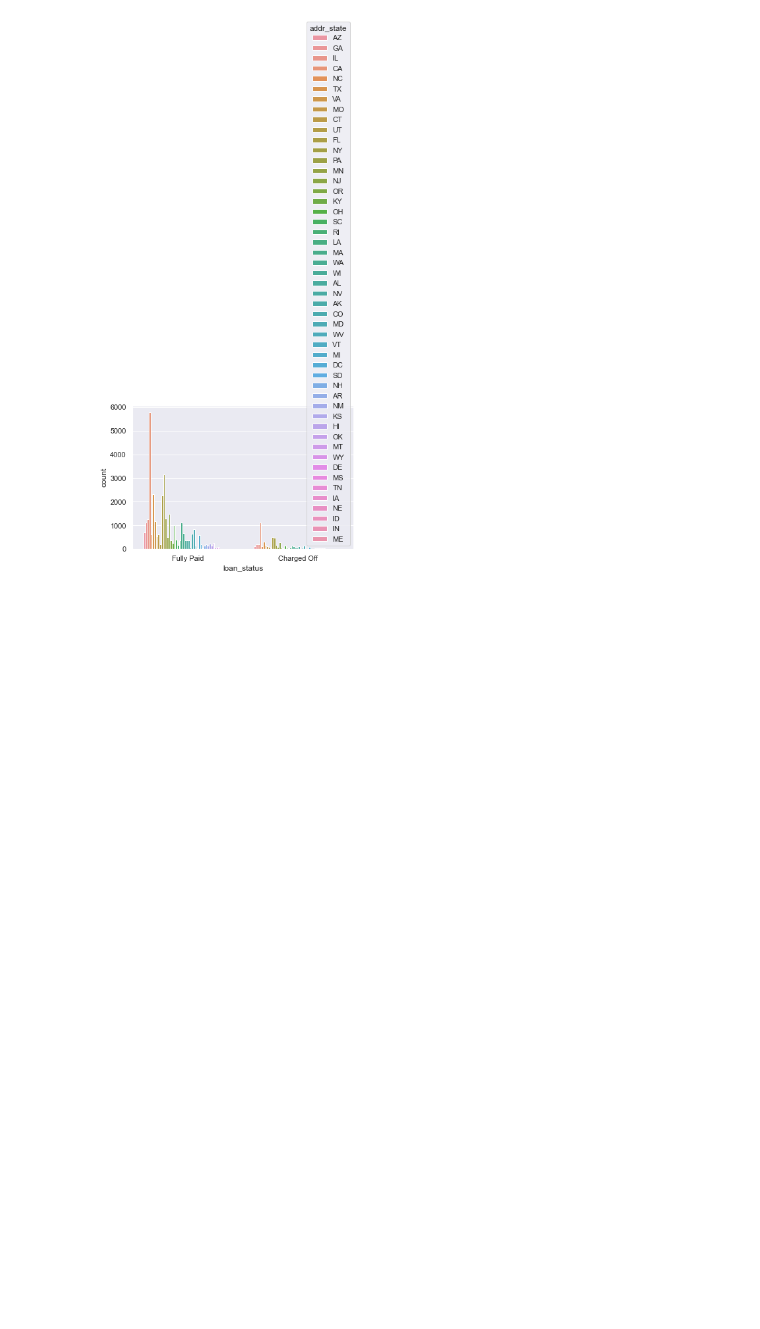
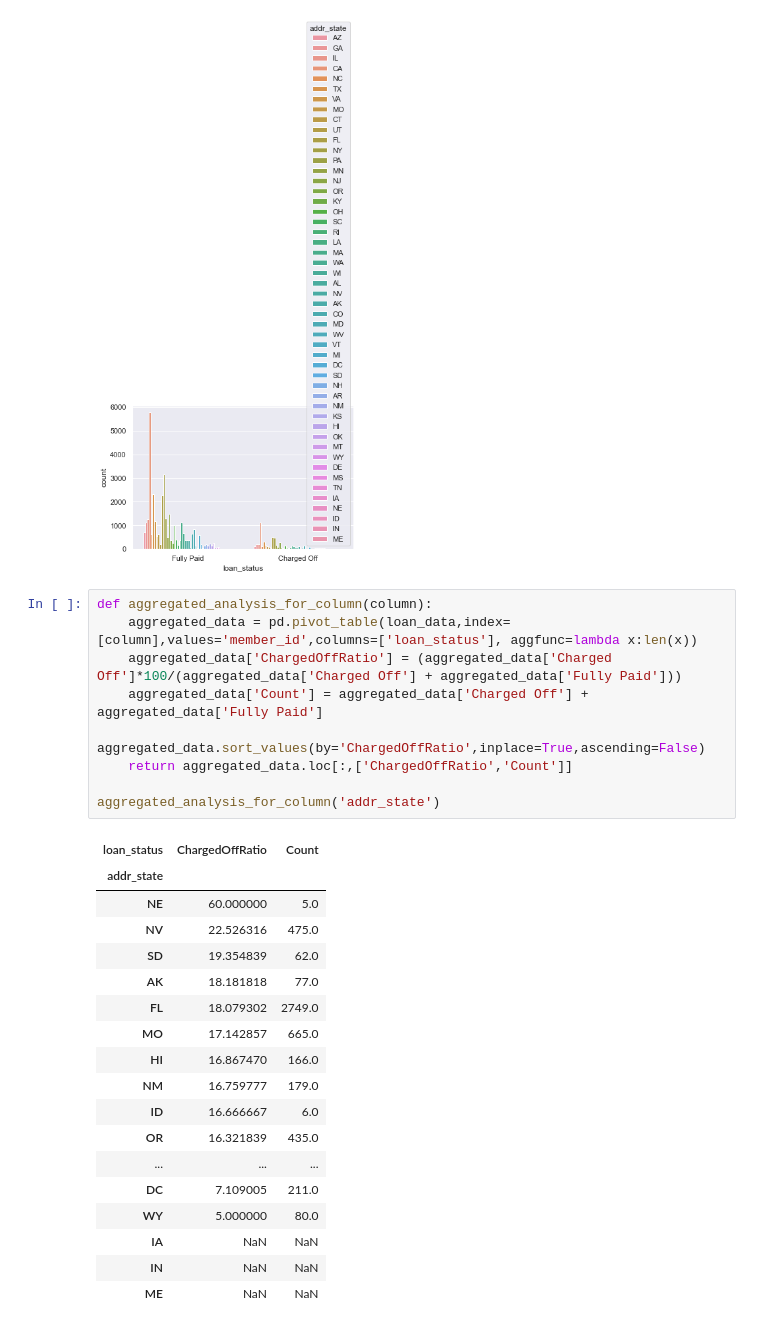
Before and after one commit to maniraj1234/LendingClubCaseStudy, a Jupyter notebook: LendingClubCaseStudy.ipynb, the cells around one changed output. Saved outputs shown, nothing was run; the diff lists cells and outputs as text; blank space fills up the shorter version.

```diff
--- a/LendingClubCaseStudy.ipynb
+++ b/LendingClubCaseStudy.ipynb
@@ -650,3 +650,31 @@ sns.countplot(x=loan_data.loan_status,hue=loan_data.addr_state)
 # %% [output]
 <AxesSubplot:xlabel='loan_status', ylabel='count'>
 [figure]
+# %%
+def aggregated_analysis_for_column(column):
+    aggregated_data = pd.pivot_table(loan_data,index=[column],values='member_id',columns=['loan_status'], aggfunc=lambda x:len(x))
+    aggregated_data['ChargedOffRatio'] = (aggregated_data['Charged Off']*100/(aggregated_data['Charged Off'] + aggregated_data['Fully Paid']))
+    aggregated_data['Count'] = aggregated_data['Charged Off'] + aggregated_data['Fully Paid']
+    aggregated_data.sort_values(by='ChargedOffRatio',inplace=True,ascending=False)
+    return aggregated_data.loc[:,['ChargedOffRatio','Count']]
+
+aggregated_analysis_for_column('addr_state')
+# %% [output]
+| loan_status | ChargedOffRatio | Count |
+| addr_state |  |  |
+| NE | 60.000000 | 5.0 |
+| NV | 22.526316 | 475.0 |
+| SD | 19.354839 | 62.0 |
+| AK | 18.181818 | 77.0 |
+| FL | 18.079302 | 2749.0 |
+| MO | 17.142857 | 665.0 |
+| HI | 16.867470 | 166.0 |
+| NM | 16.759777 | 179.0 |
+| ID | 16.666667 | 6.0 |
+| OR | 16.321839 | 435.0 |
+| ... | ... | ... |
+| DC | 7.109005 | 211.0 |
+| WY | 5.000000 | 80.0 |
+| IA | NaN | NaN |
+| IN | NaN | NaN |
+| ME | NaN | NaN |
```
Also changed, not shown: parts of 25 cells of this notebook.
